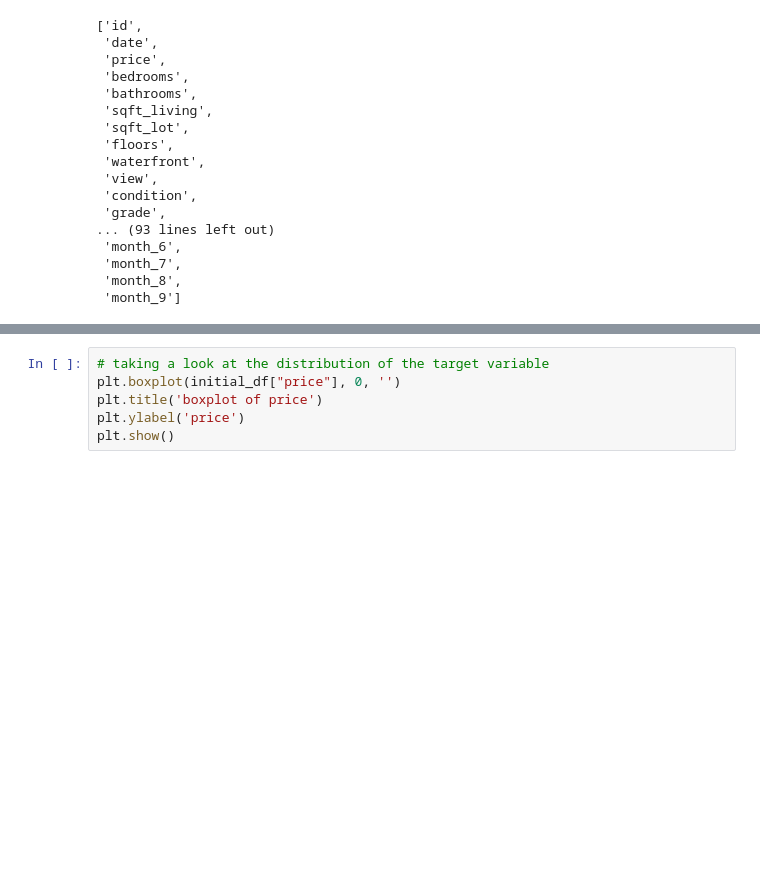
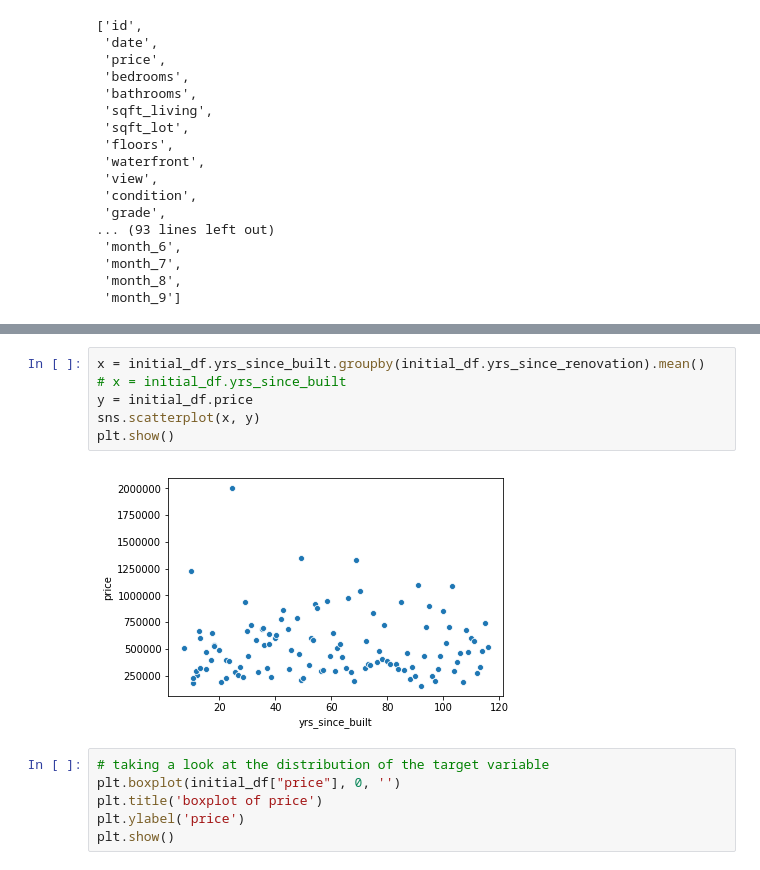
Before and after one commit to giorosati/dsc-1-final-project-online-ds-pt-100118, a Jupyter notebook: student_v2.ipynb, the cells around one changed output, grey strips where cells are left out. Drawn from its saved outputs; the diff is of its cells as text; blank space fills up the shorter version.

```diff
--- a/student_v2.ipynb
+++ b/student_v2.ipynb
@@ -204,3 +318,11 @@ list(initial_df)
+# %%
+x = initial_df.yrs_since_built.groupby(initial_df.yrs_since_renovation).mean()
+# x = initial_df.yrs_since_built
+y = initial_df.price
+sns.scatterplot(x, y)
+plt.show()
+# %% [output]
+[figure, added]
 # %%
 # taking a look at the distribution of the target variable
 plt.boxplot(initial_df["price"], 0, '')
```
Also changed, not shown: parts of 19 cells of this notebook.
